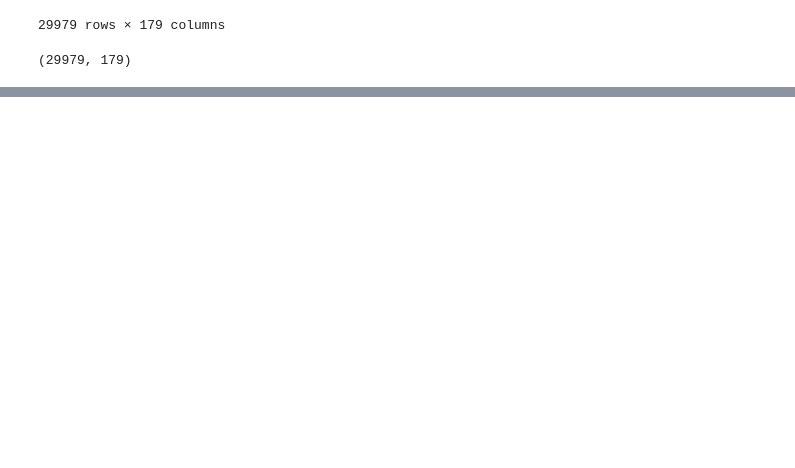
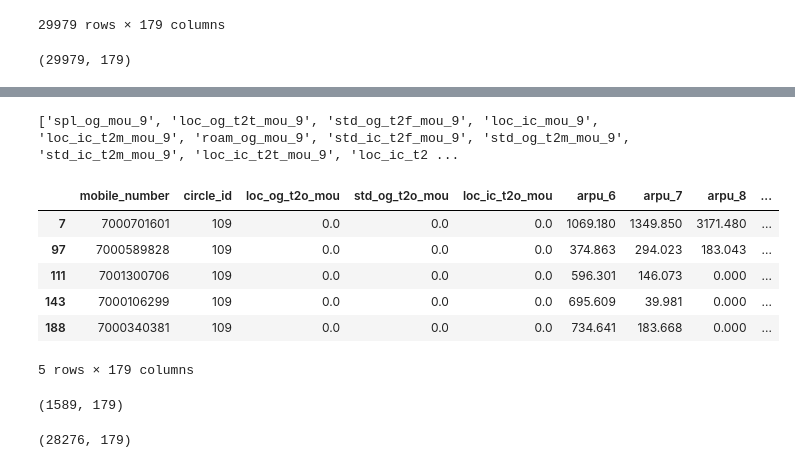
Before and after one commit to bunnynoddy14/Telecom-Churn-UpGrade, a Jupyter notebook: Telecom_churn_Case_study.ipynb, the cells around one changed output, grey strips where cells are left out. Cells and saved outputs as stored; diff of their text form; code cells hidden in the pictures; blank space fills up the shorter version.

```diff
--- a/Telecom_churn_Case_study.ipynb
+++ b/Telecom_churn_Case_study.ipynb
@@ -133,8 +133,8 @@ X
 368.5
 # %%
 ### finding customer who has recharged more than 368.5 amount
-df1 = df[df['avg_rech_amt_6_7'] > X]
-df1
+df = df[df['avg_rech_amt_6_7'] > X]
+df
 # %% [output]
 |  | mobile_number | circle_id | loc_og_t2o_mou | std_og_t2o_mou | loc_ic_t2o_mou | arpu_6 | arpu_7 | arpu_8 | ... |
 | 7 | 7000701601 | 109 | 0.0 | 0.0 | 0.0 | 1069.180 | 1349.850 | 3171.480 | ... |
@@ -154,2 +154,6 @@ df1.shape
 # %% [output]
 (29979, 179)
+# %%
+### checking null values in rows more than 50% and removing them
+df_missing_rows_50 = df[(df.isnull().sum(axis=1)) > (len(df.columns)//2)]
+df_missing_rows_50.shape
@@ -155,0 +162,3 @@ df1.shape
+# %%
+df = df.drop(df_missing_rows_50.index)
+df.shape
@@ -155,0 +184,35 @@ df1.shape
+# %%
+## It seems like few of the MOUs month have missing value together. We will check and remove them one by one if it does not impact on loosing the data
+print(((df_missing_columns[df_missing_columns['null'] == 5.32]).index).to_list())
+# %% [output]
+['spl_og_mou_9', 'loc_og_t2t_mou_9', 'std_og_t2f_mou_9', 'loc_ic_mou_9', 'loc_ic_t2m_mou_9', 'roam_og_mou_9', 'std_ic_t2f_mou_9', 'std_og_t2m_mou_9', 'std_ic_t2m_mou_9', 'loc_ic_t2t_mou_9', 'loc_ic_t2 ...
+# %%
+# Creating a dataframe with the condition, in which MOU for Sep(9) are null
+df_null_mou_9 = df[(df['loc_og_t2m_mou_9'].isnull()) & (df['loc_ic_t2f_mou_9'].isnull()) & (df['roam_og_mou_9'].isnull()) & (df['std_ic_t2m_mou_9'].isnull()) &
+  (df['loc_og_t2t_mou_9'].isnull()) & (df['std_ic_t2t_mou_9'].isnull()) & (df['loc_og_t2f_mou_9'].isnull()) & (df['loc_ic_mou_9'].isnull()) &
+  (df['loc_og_t2c_mou_9'].isnull()) & (df['loc_og_mou_9'].isnull()) & (df['std_og_t2t_mou_9'].isnull()) & (df['roam_ic_mou_9'].isnull()) &
+  (df['loc_ic_t2m_mou_9'].isnull()) & (df['std_og_t2m_mou_9'].isnull()) & (df['loc_ic_t2t_mou_9'].isnull()) & (df['std_og_t2f_mou_9'].isnull()) &
+  (df['std_og_t2c_mou_9'].isnull()) & (df['og_others_9'].isnull()) & (df['std_og_mou_9'].isnull()) & (df['spl_og_mou_9'].isnull()) &
+  (df['std_ic_t2f_mou_9'].isnull()) & (df['isd_og_mou_9'].isnull()) & (df['std_ic_mou_9'].isnull()) & (df['offnet_mou_9'].isnull()) &
+  (df['isd_ic_mou_9'].isnull()) & (df['ic_others_9'].isnull()) & (df['std_ic_t2o_mou_9'].isnull()) & (df['onnet_mou_9'].isnull()) &
+  (df['spl_ic_mou_9'].isnull())]
+
+df_null_mou_9.head()
+# %% [output]
+|  | mobile_number | circle_id | loc_og_t2o_mou | std_og_t2o_mou | loc_ic_t2o_mou | arpu_6 | arpu_7 | arpu_8 | ... |
+| 7 | 7000701601 | 109 | 0.0 | 0.0 | 0.0 | 1069.180 | 1349.850 | 3171.480 | ... |
+| 97 | 7000589828 | 109 | 0.0 | 0.0 | 0.0 | 374.863 | 294.023 | 183.043 | ... |
+| 111 | 7001300706 | 109 | 0.0 | 0.0 | 0.0 | 596.301 | 146.073 | 0.000 | ... |
+| 143 | 7000106299 | 109 | 0.0 | 0.0 | 0.0 | 695.609 | 39.981 | 0.000 | ... |
+| 188 | 7000340381 | 109 | 0.0 | 0.0 | 0.0 | 734.641 | 183.668 | 0.000 | ... |
+5 rows × 179 columns
+# %%
+df_null_mou_9.shape
+# %% [output]
+(1589, 179)
+# %%
+# We can drop them as it does not effect on signicant lost of data from main dataframe
+df = df.drop(df_null_mou_9.index)
+df.shape
+# %% [output]
+(28276, 179)
```
Also changed, not shown: parts of 18 cells of this notebook.
